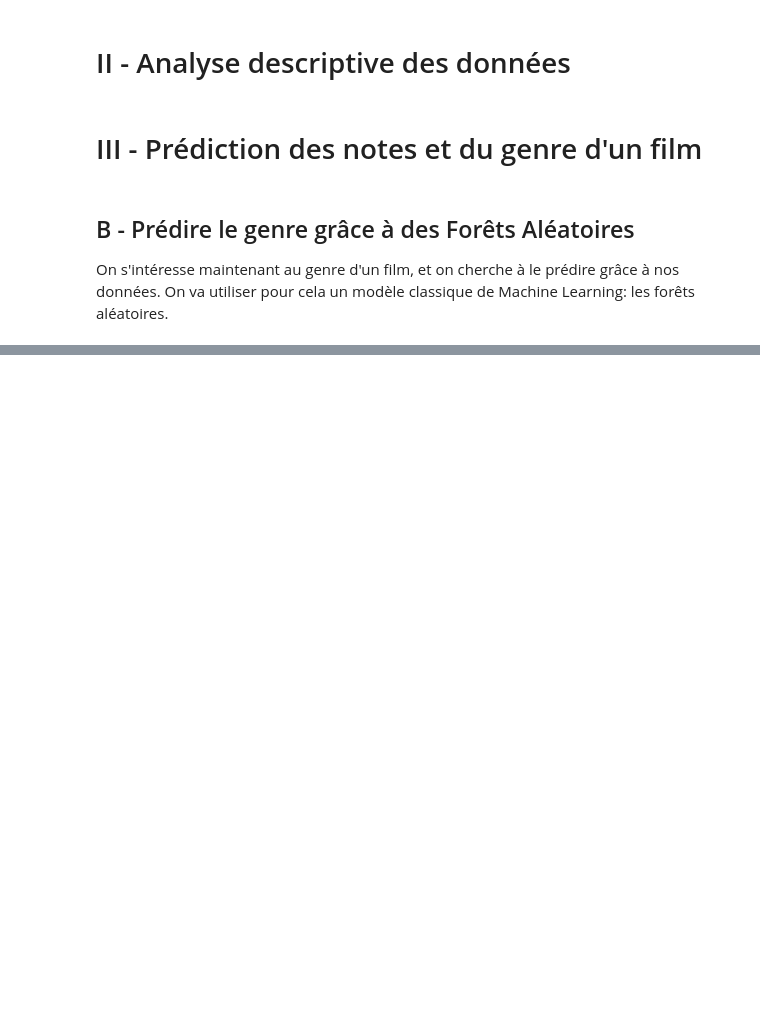
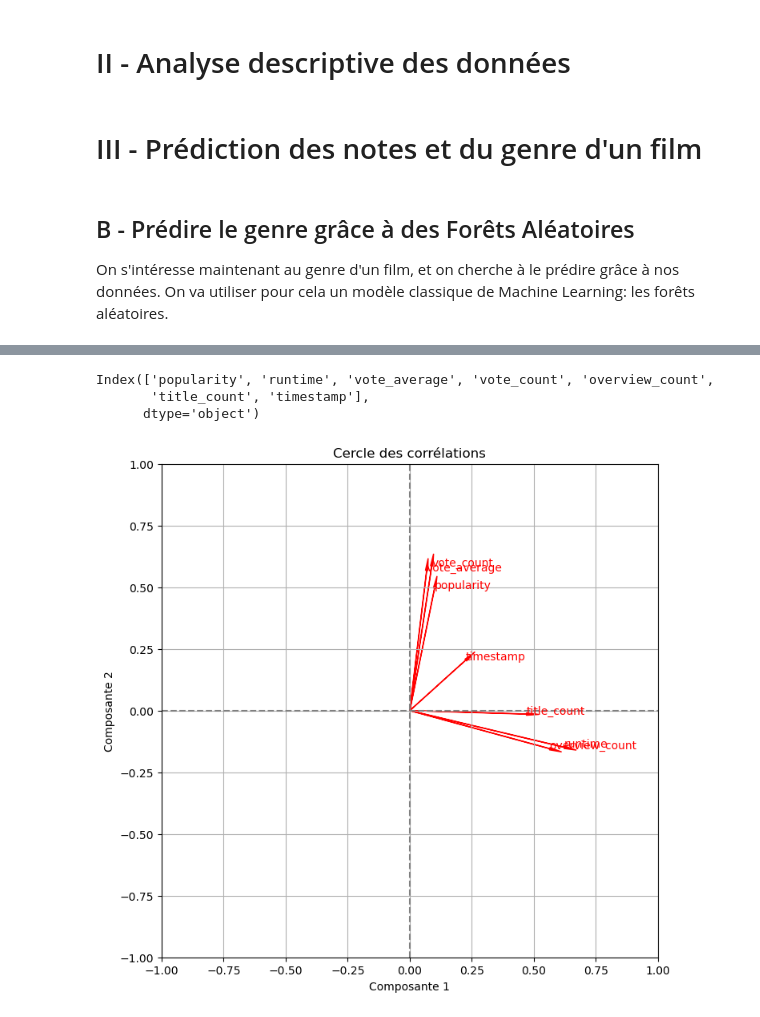
Before and after one commit to gillesfevry/MiseEnProd, a Jupyter notebook: Notebook Main.ipynb, the cells around one changed output, grey strips where cells are left out. Cells and saved outputs as stored; diff of their text form; code cells hidden in the pictures; blank space fills up the shorter version.

```diff
--- a/Notebook Main.ipynb
+++ b/Notebook Main.ipynb
@@ -307,0 +304,32 @@ variance expliquée par les 2 premières composantes:     [0.2879868 0.1887116]
+# %%
+print(X.columns)
+loadings = pd.DataFrame(pca.components_.T,
+                        columns=[f'Composante {i+1}' for i in range(len(pca.components_))],
+                        index=X.columns)
+
+# Cercle des corrélations
+fig, ax = plt.subplots(figsize=(8, 8))
+
+# Tracer les axes
+ax.axhline(0, color='grey', linestyle='--')
+ax.axvline(0, color='grey', linestyle='--')
+
+# Tracer les vecteurs pour chaque variable
+for i, var in enumerate(X.columns):
+    ax.arrow(0, 0, loadings.iloc[i, 0], loadings.iloc[i, 1],
+             head_width=0.01, head_length=0.05, fc='red', ec='red')
+    plt.text(loadings.iloc[i, 0], loadings.iloc[i, 1], var, color='red')
+
+# Configurer le graphique
+plt.xlim(-1, 1)
+plt.ylim(-1, 1)
+plt.xlabel('Composante 1')
+plt.ylabel('Composante 2')
+plt.title("Cercle des corrélations")
+plt.grid()
+plt.show()
+# %% [output]
+Index(['popularity', 'runtime', 'vote_average', 'vote_count', 'overview_count',
+       'title_count', 'timestamp'],
+      dtype='object')
+[figure, added]
```
Also changed, not shown: parts of 11 cells of this notebook, 1 other file.
